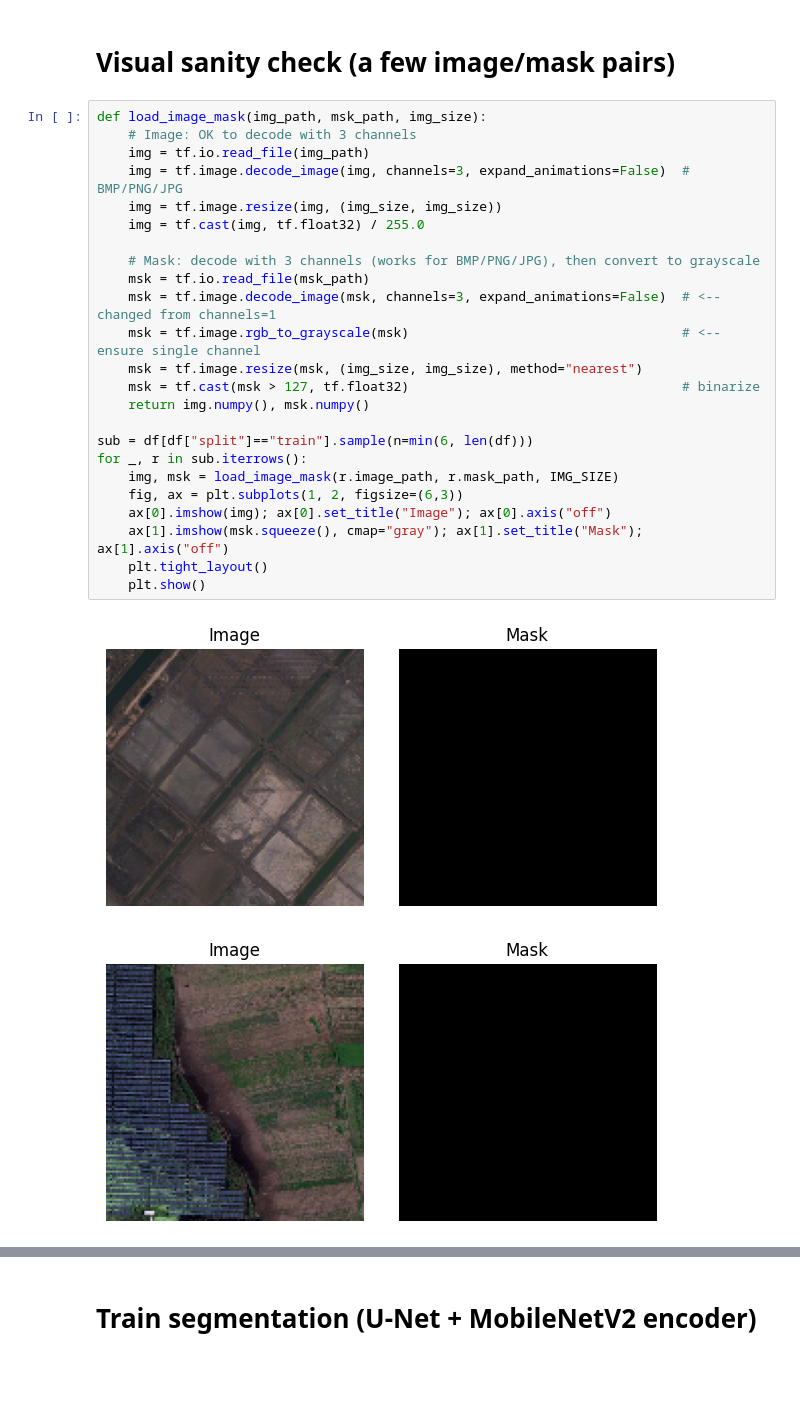
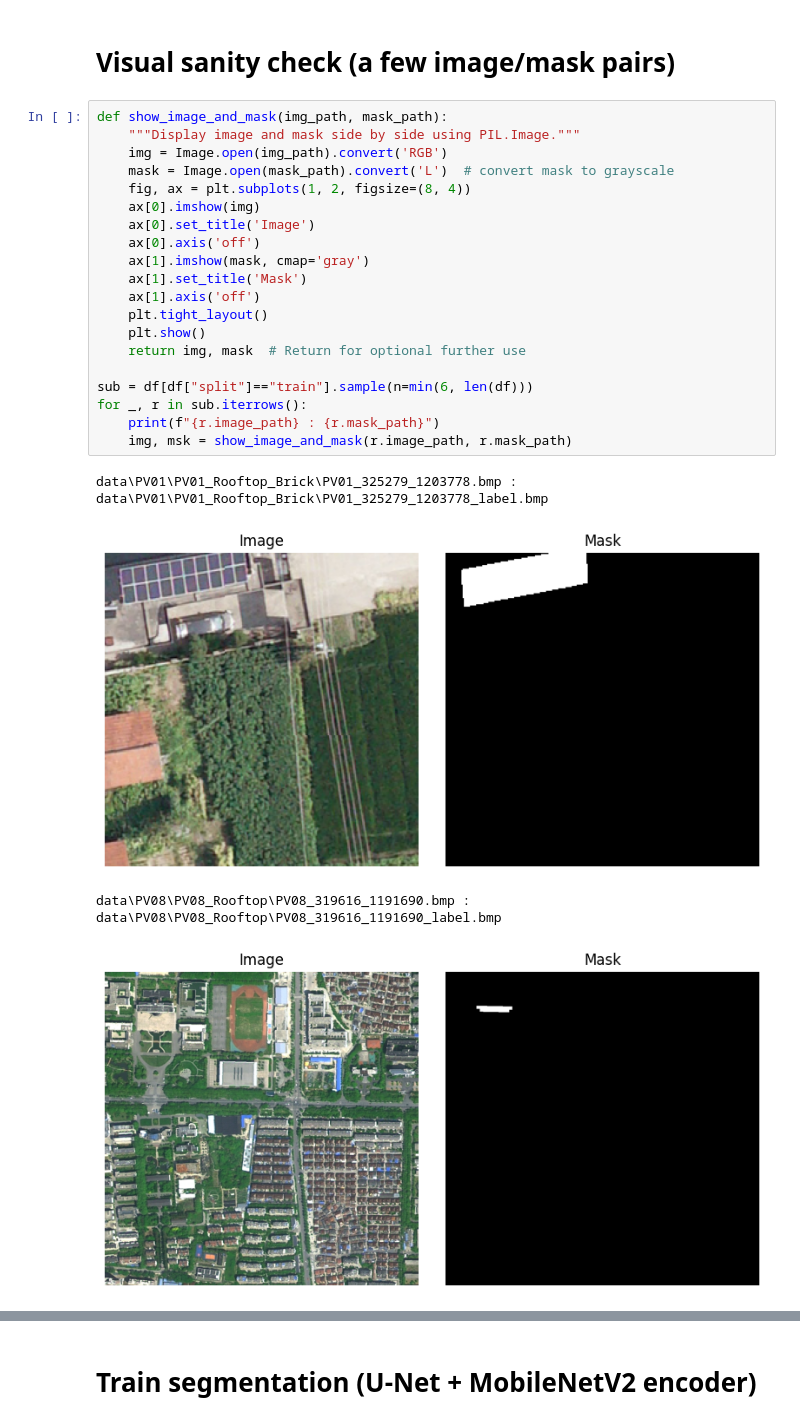
Before and after one commit to AngelMabuza/Solar-Panel-Fault-Detection, a Jupyter notebook: COS 801 Group Project_v2.ipynb, the cells around one changed output, grey strips where cells are left out. Saved outputs shown, nothing was run; the diff lists cells and outputs as text; blank space fills up the shorter version.

```diff
--- a/COS 801 Group Project_v2.ipynb
+++ b/COS 801 Group Project_v2.ipynb
@@ -78,29 +88,27 @@ df.head()
 # %% [markdown]
 # Visual sanity check (a few image/mask pairs)
 # %%
-def load_image_mask(img_path, msk_path, img_size):
-    # Image: OK to decode with 3 channels
-    img = tf.io.read_file(img_path)
-    img = tf.image.decode_image(img, channels=3, expand_animations=False)  # BMP/PNG/JPG
-    img = tf.image.resize(img, (img_size, img_size))
-    img = tf.cast(img, tf.float32) / 255.0
-
-    # Mask: decode with 3 channels (works for BMP/PNG/JPG), then convert to grayscale
-    msk = tf.io.read_file(msk_path)
-    msk = tf.image.decode_image(msk, channels=3, expand_animations=False)  # <-- changed from channels=1
-    msk = tf.image.rgb_to_grayscale(msk)                                   # <-- ensure single channel
-    msk = tf.image.resize(msk, (img_size, img_size), method="nearest")
-    msk = tf.cast(msk > 127, tf.float32)                                   # binarize
-    return img.numpy(), msk.numpy()
+def show_image_and_mask(img_path, mask_path):
+    """Display image and mask side by side using PIL.Image."""
+    img = Image.open(img_path).convert('RGB')
+    mask = Image.open(mask_path).convert('L')  # convert mask to grayscale
+    fig, ax = plt.subplots(1, 2, figsize=(8, 4))
+    ax[0].imshow(img)
+    ax[0].set_title('Image')
+    ax[0].axis('off')
+    ax[1].imshow(mask, cmap='gray')
+    ax[1].set_title('Mask')
+    ax[1].axis('off')
+    plt.tight_layout()
+    plt.show()
+    return img, mask  # Return for optional further use
 
 sub = df[df["split"]=="train"].sample(n=min(6, len(df)))
 for _, r in sub.iterrows():
-    img, msk = load_image_mask(r.image_path, r.mask_path, IMG_SIZE)
-    fig, ax = plt.subplots(1, 2, figsize=(6,3))
-    ax[0].imshow(img); ax[0].set_title("Image"); ax[0].axis("off")
-    ax[1].imshow(msk.squeeze(), cmap="gray"); ax[1].set_title("Mask"); ax[1].axis("off")
-    plt.tight_layout()
-    plt.show()
+    print(f"{r.image_path} : {r.mask_path}")
+    img, msk = show_image_and_mask(r.image_path, r.mask_path)
 # %% [output]
+data\PV01\PV01_Rooftop_Brick\PV01_325279_1203778.bmp : data\PV01\PV01_Rooftop_Brick\PV01_325279_1203778_label.bmp
-[figure, old version]
+[figure, new version]
+data\PV08\PV08_Rooftop\PV08_319616_1191690.bmp : data\PV08\PV08_Rooftop\PV08_319616_1191690_label.bmp
-[figure, old version]
+[figure, new version]
```
Also changed, not shown: parts of 13 cells of this notebook, 5 other files.
